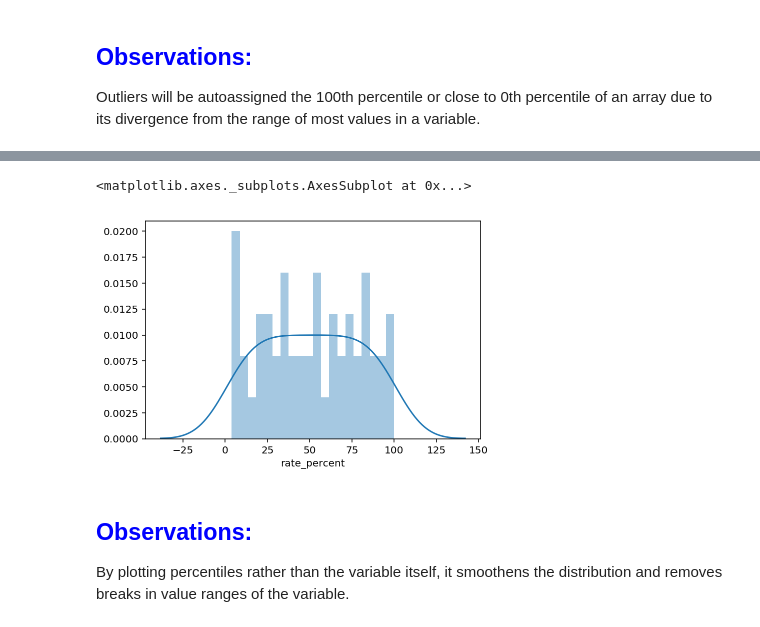
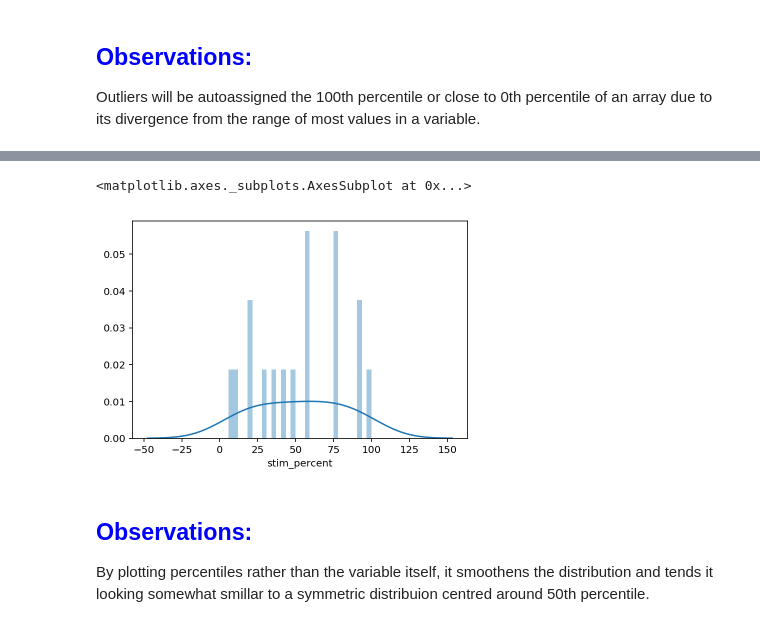
Before and after one commit to jerylcodes/Data-Science, a Jupyter notebook: Data Science Immersive Projects/Project 2/project-02-v2-starter-codee.ipynb, the cells around one changed output, grey strips where cells are left out. Cells and saved outputs as stored; diff of their text form; code cells hidden in the pictures.

```diff
--- a/Data Science Immersive Projects/Project 2/project-02-v2-starter-code.ipynb
+++ b/Data Science Immersive Projects/Project 2/project-02-v2-starter-codee.ipynb
@@ -988,9 +954,10 @@ sns.distplot(datasat['Rate'],bins=10)
-# %%
-# Dist plot of rate percentiles
-sns.distplot(datasat['rate_percent'],bins=20)
-# %% [output]
-<matplotlib.axes._subplots.AxesSubplot at 0x...>
-[figure, removed]
+# %%
+# Dist plot of stimulant freq percentiles
+df1['stim_percent'] = df1['stimulant-frequency'].map(lambda x: stats.percentileofscore(df1['stimulant-frequency'],x))
+sns.distplot(df1['stim_percent'],bins=30,kde=True)
+# %% [output]
+<matplotlib.axes._subplots.AxesSubplot at 0x...>
+[figure, added]
 # %% [markdown]
 ## <span style="color:blue">Observations:</span>
-By plotting percentiles rather than the variable itself, it smoothens the distribution and removes breaks in value ranges of the variable.
+By plotting percentiles rather than the variable itself, it smoothens the distribution and tends it looking somewhat smillar to a symmetric distribuion centred around 50th percentile.
```
Also changed, not shown: parts of 11 cells of this notebook.
